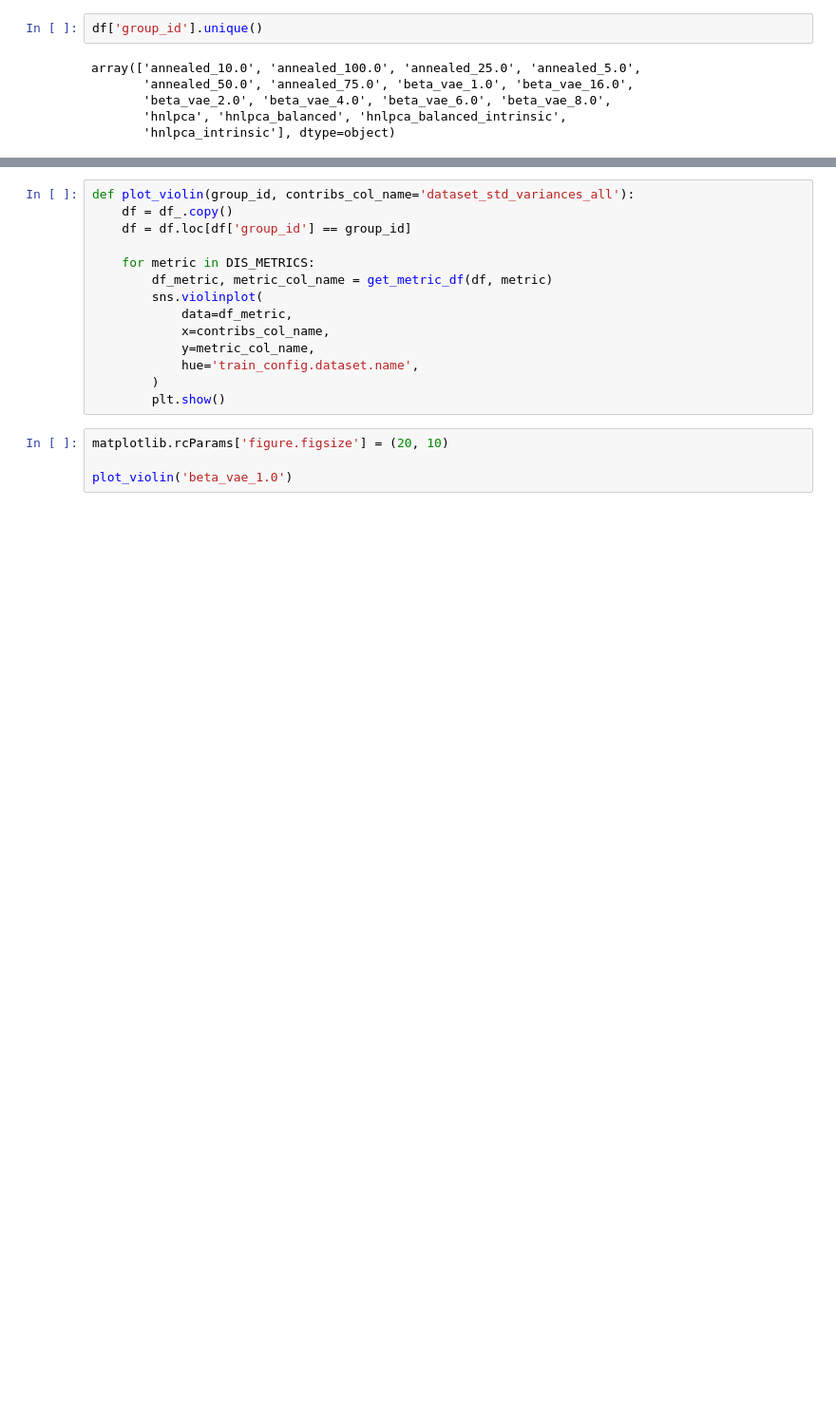
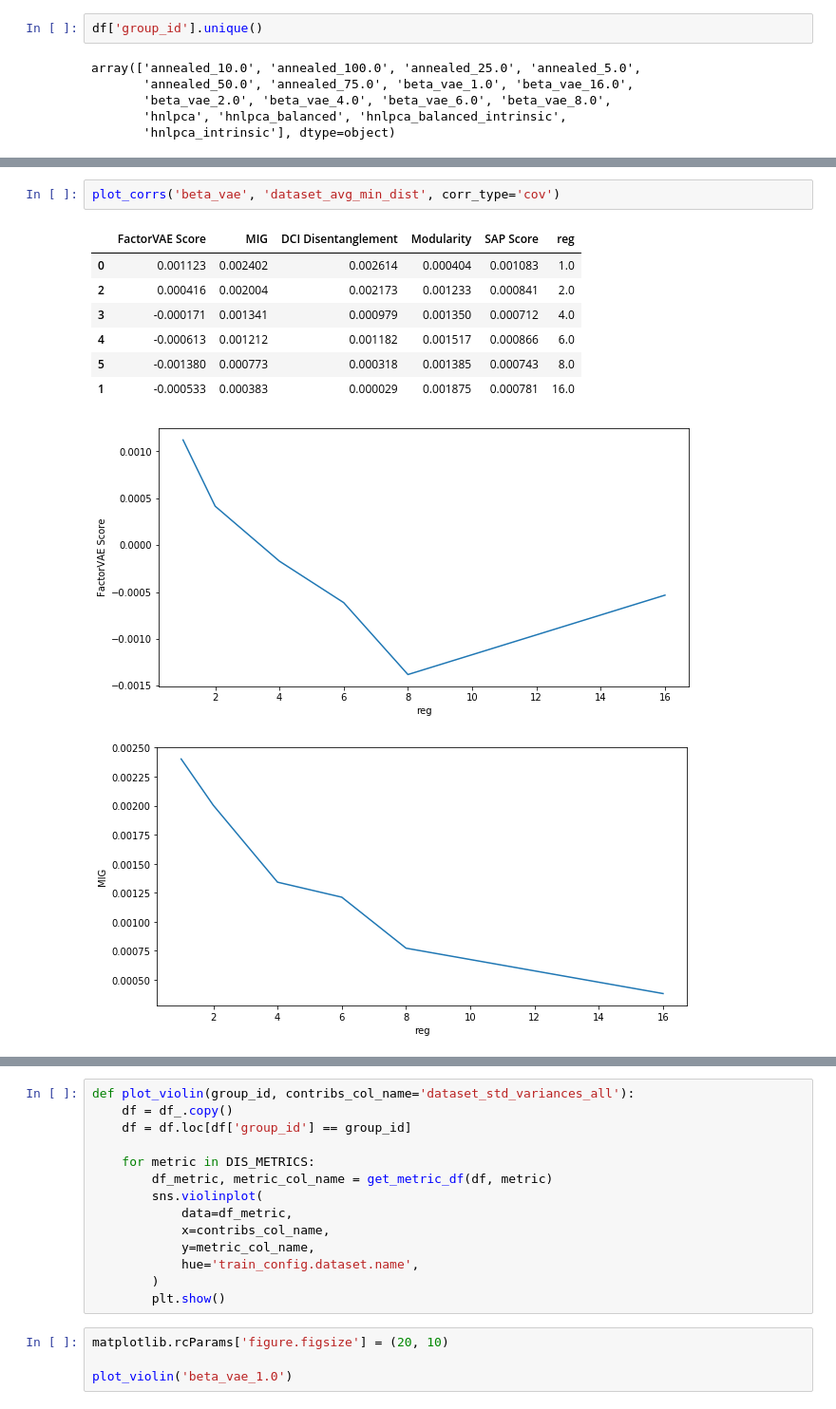
Before and after one commit to homaralex/disentanglement_lib, a Jupyter notebook: plots/notebooks/analyze_hnlpca.ipynb, the cells around one changed output, grey strips where cells are left out. Shown at 95% size. Cells and saved outputs as stored; diff of their text form; blank space fills up the shorter version.

```diff
--- a/plots/notebooks/analyze_hnlpca.ipynb
+++ b/plots/notebooks/analyze_hnlpca.ipynb
@@ -279,0 +296,12 @@ plot_corrs('beta_vae', 'dataset_avg_min_dist')
+# %%
+plot_corrs('beta_vae', 'dataset_avg_min_dist', corr_type='cov')
+# %% [output]
+|  | FactorVAE Score | MIG | DCI Disentanglement | Modularity | SAP Score | reg |
+| 0 | 0.001123 | 0.002402 | 0.002614 | 0.000404 | 0.001083 | 1.0 |
+| 2 | 0.000416 | 0.002004 | 0.002173 | 0.001233 | 0.000841 | 2.0 |
+| 3 | -0.000171 | 0.001341 | 0.000979 | 0.001350 | 0.000712 | 4.0 |
+| 4 | -0.000613 | 0.001212 | 0.001182 | 0.001517 | 0.000866 | 6.0 |
+| 5 | -0.001380 | 0.000773 | 0.000318 | 0.001385 | 0.000743 | 8.0 |
+| 1 | -0.000533 | 0.000383 | 0.000029 | 0.001875 | 0.000781 | 16.0 |
+[figure, added]
+[figure, added]
```
Also changed, not shown: parts of 17 cells of this notebook.
